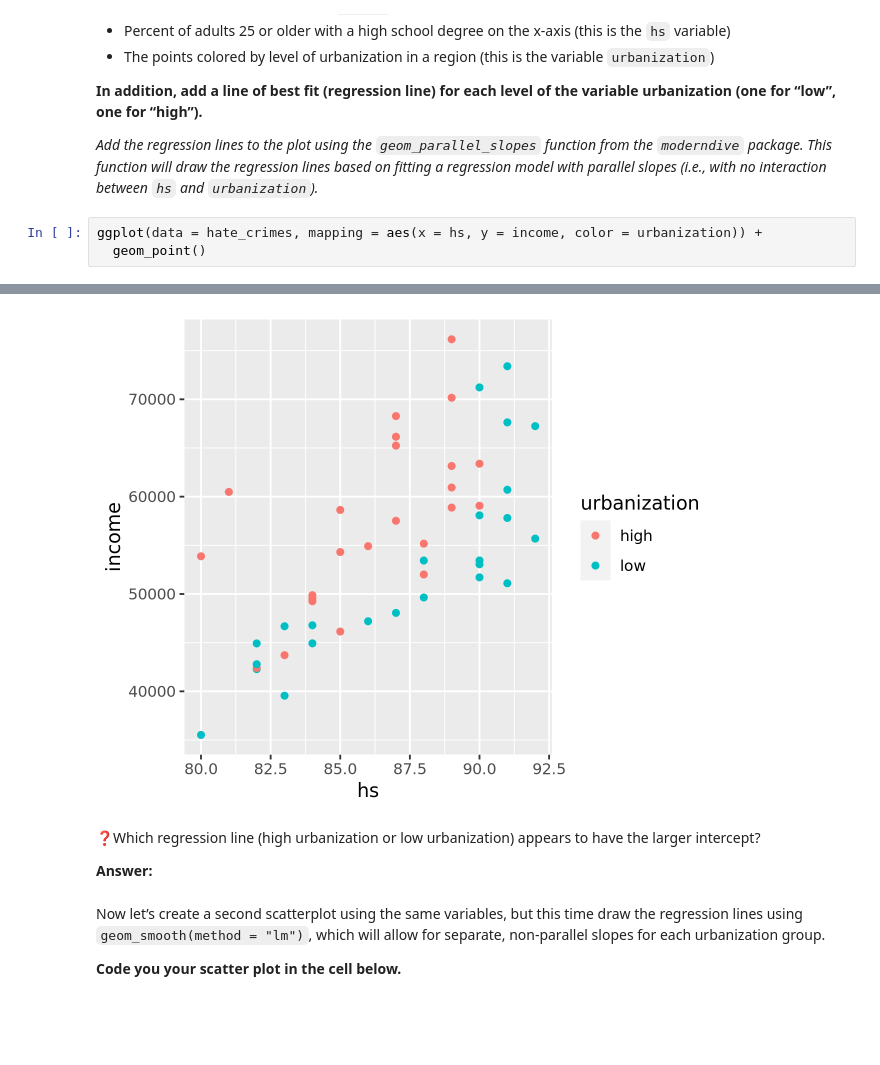
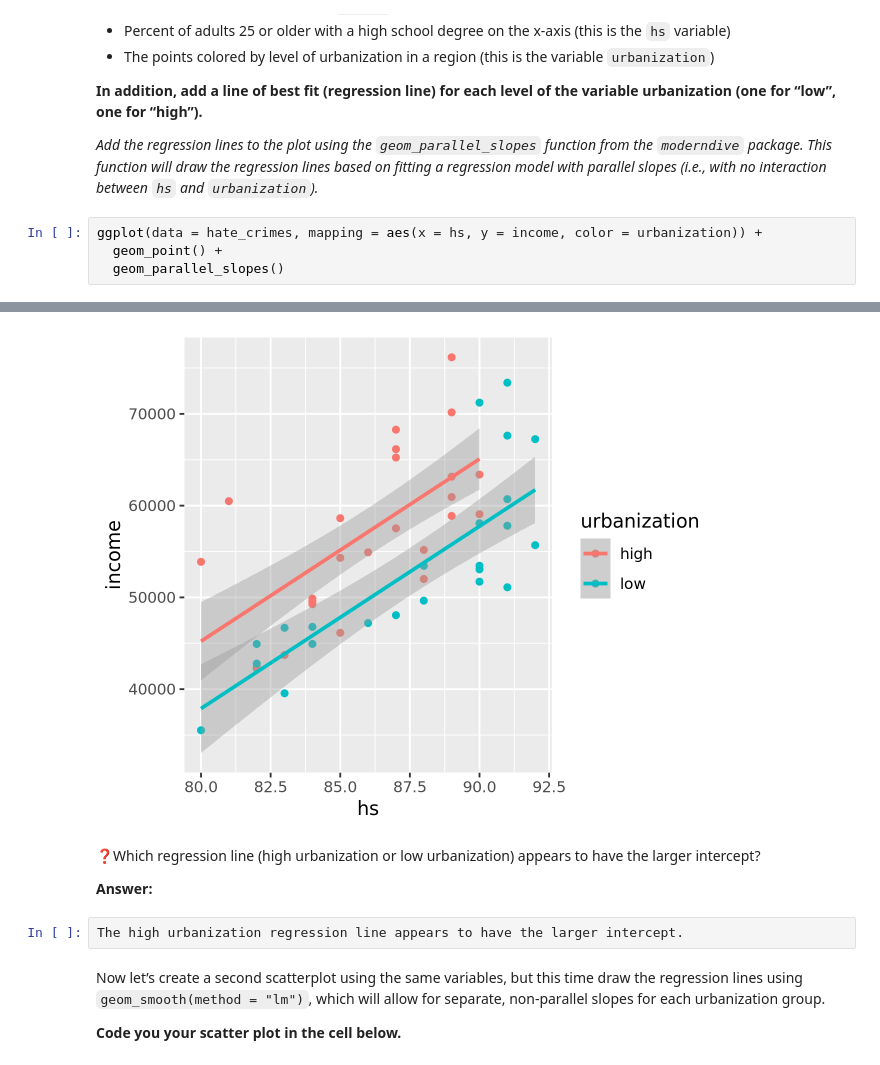
Before and after one commit to UNC-DATA-730/unit-4-assignment-dlee002, a Jupyter notebook: assignment4.ipynb, the cells around one changed output, grey strips where cells are left out. Saved outputs shown, nothing was run; the diff lists cells and outputs as text; blank space fills up the shorter version.

Commit message:
Completed the geom_point parallel slope vs  interaction model.

```diff
--- a/assignment4.ipynb
+++ b/assignment4.ipynb
@@ -77,5 +59,6 @@ Next, let’s add the high-school degree variable into the mix by creating a sca
 *Add the regression lines to the plot using the `geom_parallel_slopes` function from the `moderndive` package. This function will draw the regression lines based on fitting a regression model with parallel slopes (i.e., with no interaction between `hs` and `urbanization`).*
 # %%
 ggplot(data = hate_crimes, mapping = aes(x = hs, y = income, color = urbanization)) +
-  geom_point()
+  geom_point() +
+  geom_parallel_slopes()
 # %% [output]
@@ -82,10 +67,12 @@ ggplot(data = hate_crimes, mapping = aes(x = hs, y = income, color = urbanizatio
 Warning message:
 “Removed 3 rows containing missing values (`geom_point()`).”
-[figure, old version]
+[figure, new version]
 # %% [markdown]
 ❓Which regression line (high urbanization or low urbanization) appears to have the larger intercept?
 
 **Answer:**
+# %%
+The high urbanization regression line appears to have the larger intercept.
 # %% [markdown]
 Now let’s create a second scatterplot using the same variables, but this time draw the regression lines using `geom_smooth(method = "lm")`, which will allow for separate, non-parallel slopes for each urbanization group.
 
```
Also changed, not shown: parts of 4 cells of this notebook.
